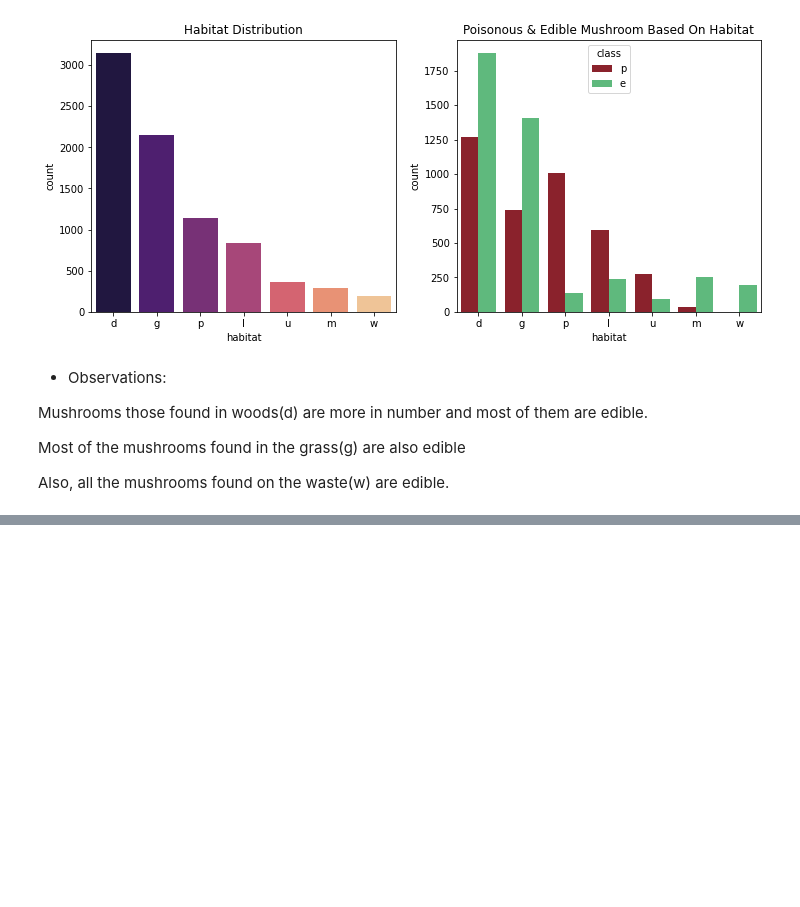
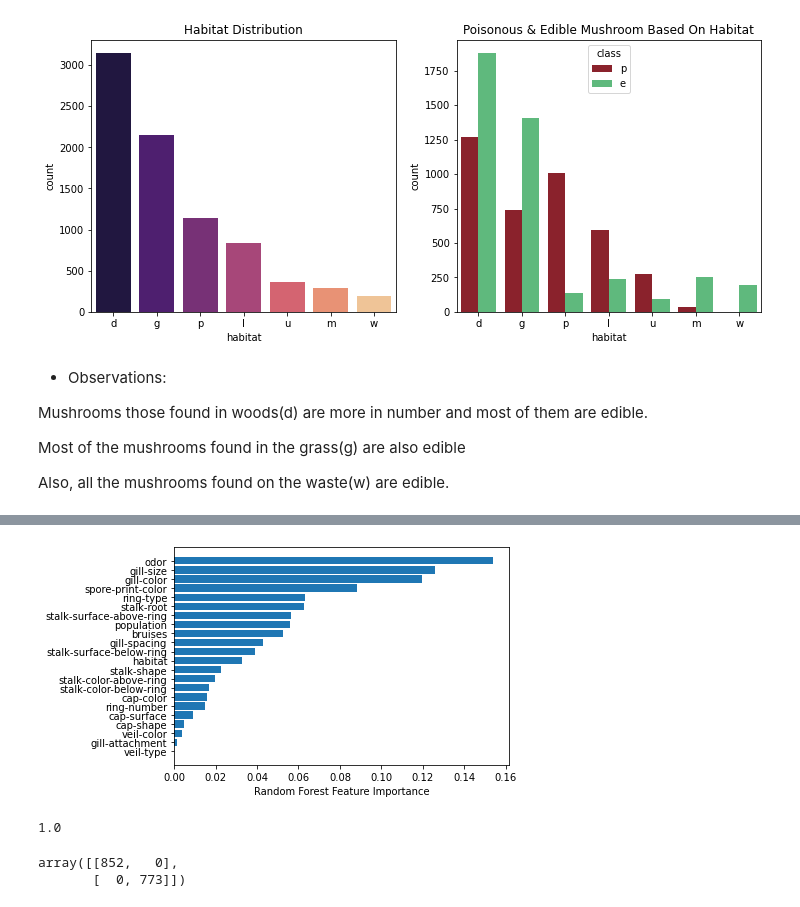
Before and after one commit to wodwine/kaggle-projects, a Jupyter notebook: mushroom-classification.ipynb, the cells around one changed output, grey strips where cells are left out. Drawn from its saved outputs; the diff is of its cells as text; code cells hidden in the pictures; blank space fills up the shorter version.

```diff
--- a/mushroom-classification.ipynb
+++ b/mushroom-classification.ipynb
@@ -486,0 +556,23 @@ y = data["class"]
+# %%
+sorted_idx = rf1.feature_importances_.argsort()
+plt.barh(X_label_encoder.columns[sorted_idx], rf1.feature_importances_[sorted_idx])
+plt.xlabel("Random Forest Feature Importance")
+plt.show()
+# %% [output]
+[figure, added]
+# %%
+from sklearn.tree import DecisionTreeClassifier
+
+dt1 = DecisionTreeClassifier()
+dt1.fit(X_train,y_train)
+y_preds = dt1.predict(X_test)
+dt1.score(X_test,y_test)
+# %% [output]
+1.0
+# %%
+from sklearn.metrics import confusion_matrix
+
+confusion_matrix(y_test,y_preds)
+# %% [output]
+array([[852,   0],
+       [  0, 773]])
```
Also changed, not shown: parts of 25 cells of this notebook.
